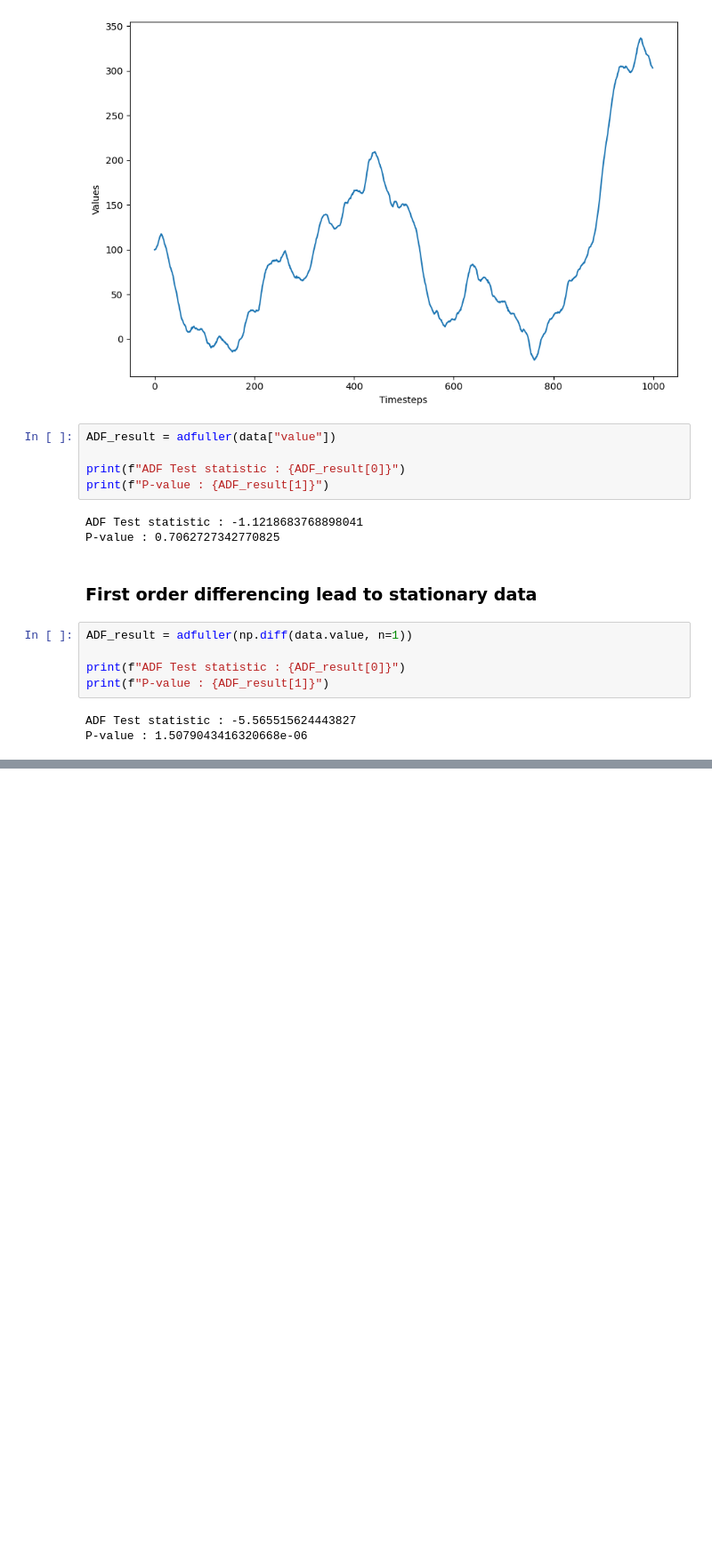
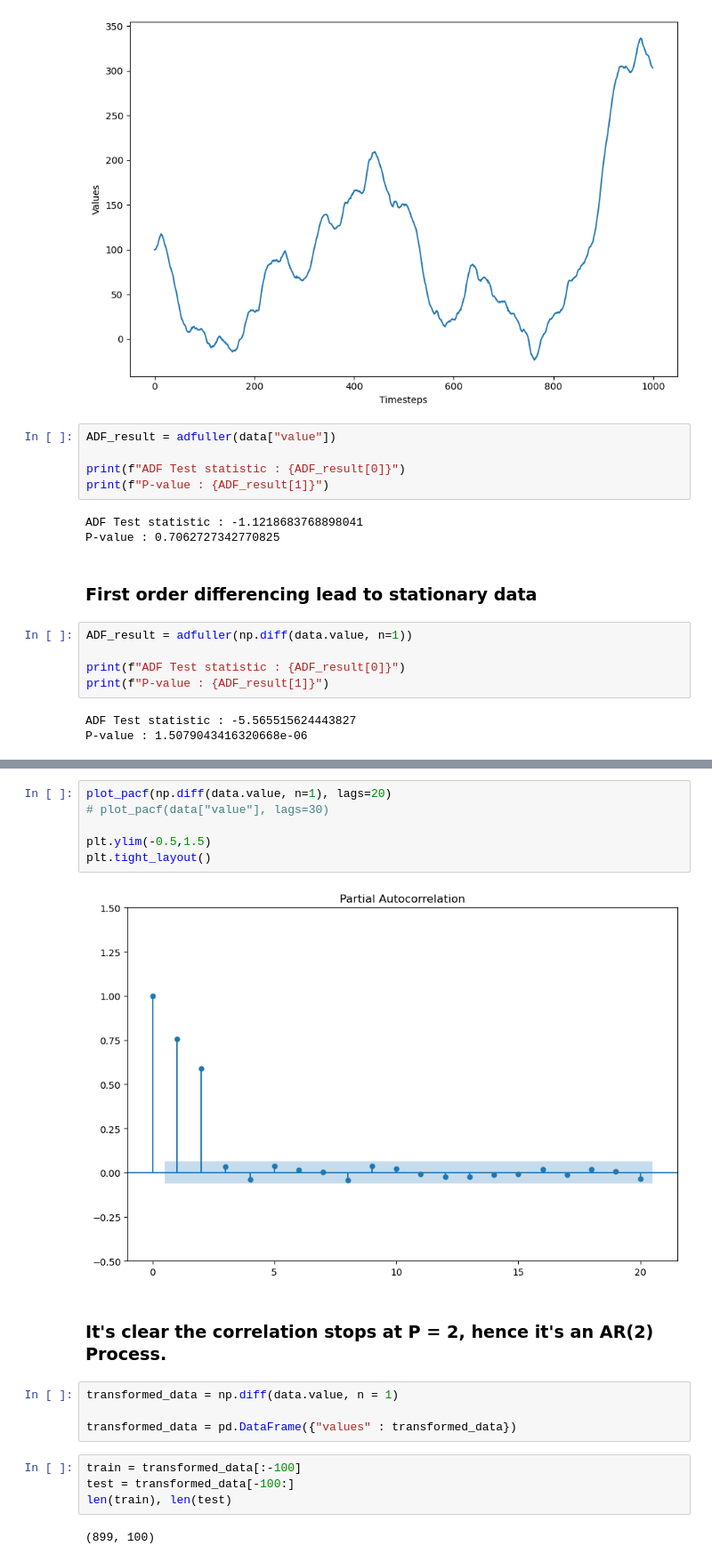
Before and after one commit to tharani001/TimeSeriesForecasting, a Jupyter notebook: ARIMA-forecasting/AR-Process.ipynb, the cells around one changed output, grey strips where cells are left out. Shown at 89% size. Drawn from its saved outputs; the diff is of its cells as text; blank space fills up the shorter version.

Commit message:
forecase AR Process

```diff
--- a/ARIMA-forecasting/AR-Process.ipynb
+++ b/ARIMA-forecasting/AR-Process.ipynb
@@ -135,0 +144,20 @@ P-value : 1.5079043416320668e-06
+# %%
+plot_pacf(np.diff(data.value, n=1), lags=20)
+# plot_pacf(data["value"], lags=30)
+
+plt.ylim(-0.5,1.5)
+plt.tight_layout()
+# %% [output]
+[figure, added]
+# %% [markdown]
+### It's clear the correlation stops at P = 2, hence it's an AR(2) Process.
+# %%
+transformed_data = np.diff(data.value, n = 1)
+
+transformed_data = pd.DataFrame({"values" : transformed_data})
+# %%
+train = transformed_data[:-100]
+test = transformed_data[-100:]
+len(train), len(test)
+# %% [output]
+(899, 100)
```
Also changed, not shown: parts of 6 cells of this notebook.
